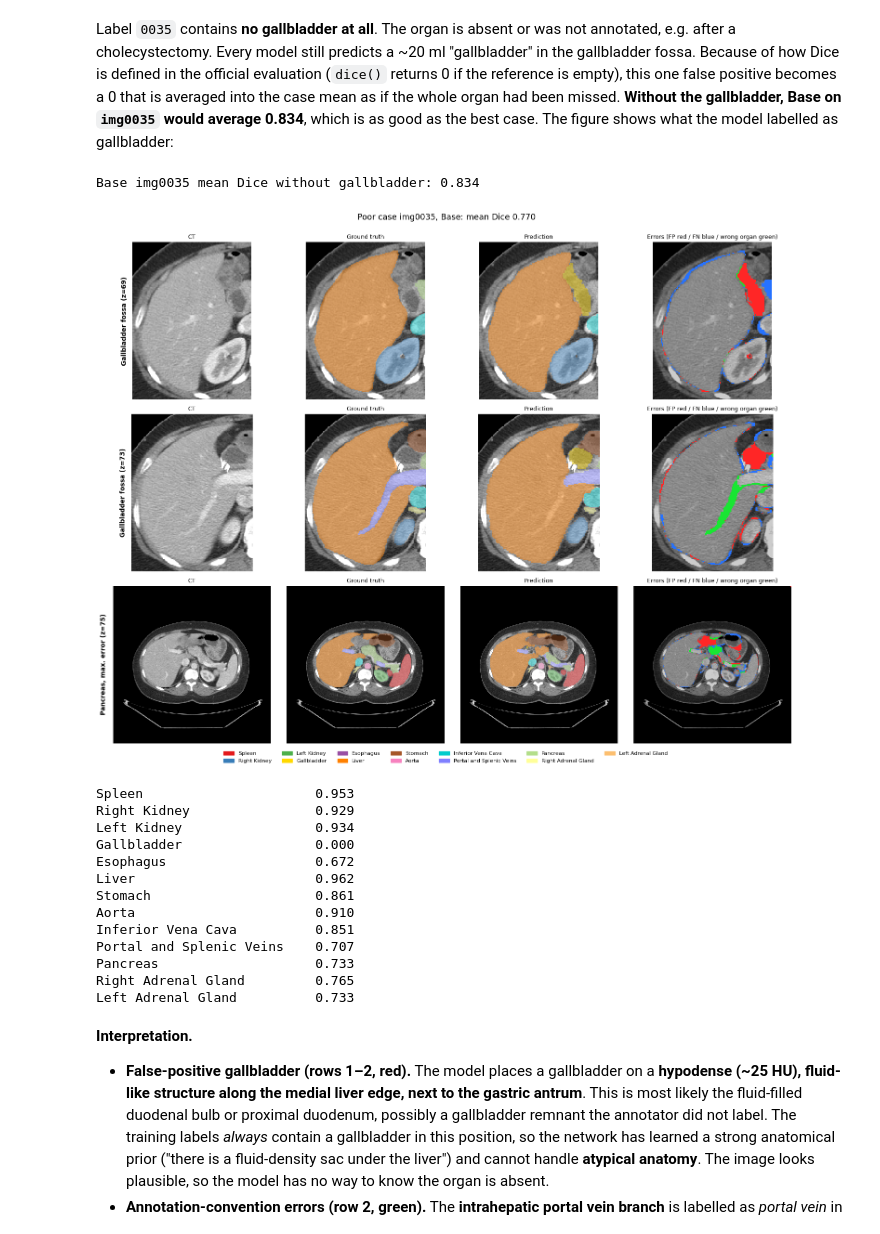
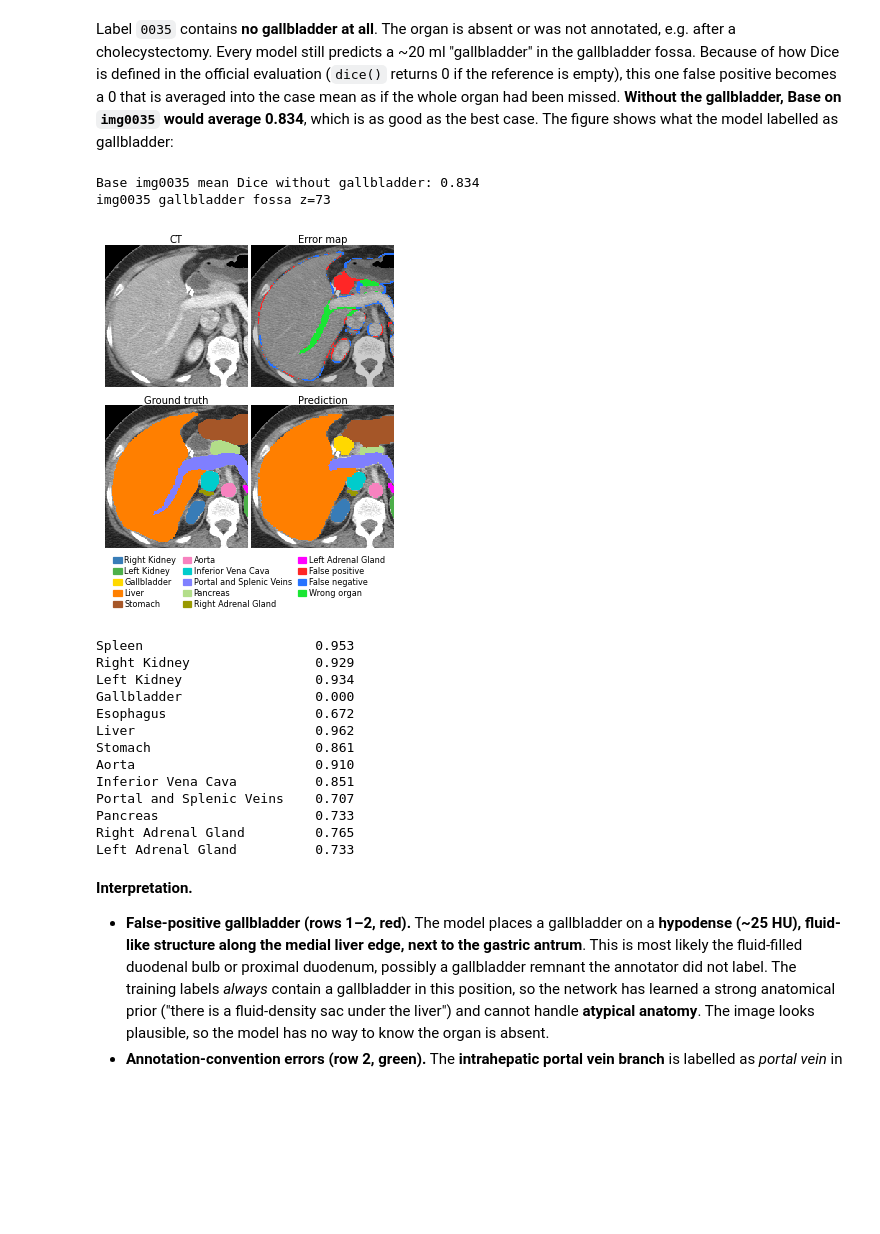
Before and after one commit to Paula-Gal/FoundationsAIMB_Mini-Project_Segmentation-Public, a Jupyter notebook: notebooks/04_visual_inspection.ipynb, the cells around one changed output. Saved outputs shown, nothing was run; the diff lists cells and outputs as text; code cells hidden in the pictures; blank space fills up the shorter version.

```diff
--- a/notebooks/04_visual_inspection.ipynb
+++ b/notebooks/04_visual_inspection.ipynb
@@ -167,23 +175,18 @@ would average 0.834**, which is as good as the best case. The figure shows what
 # %%
 print(f"Base img{worst_case} mean Dice without gallbladder: {base.loc[worst_case, [o for o in ORGANS if o != 'Gallbladder']].astype(float).mean():.3f}")
 
-z_gb = pick_slice(gt, pred, organ=4, mode="max_pred")
-z_low = pick_slice(gt, pred, organ=11, mode="max_error")  # slice with most pancreas errors
-fig, axes = plt.subplots(3, 4, figsize=(17, 13.5))
-for row, z in zip(axes[:2], (z_gb - 2, z_gb + 2)):
-    box = crop_box(axial(pred, z) == 4, axial(gt, z) == 6, margin=10)
-    box = (box[0], box[1], box[2], min(box[3], box[2] + 260))
-    plot_case_slice(ct, gt, pred, z, crop=box, axes=row, row_label=f"Gallbladder fossa (z={z})")
-plot_case_slice(ct, gt, pred, z_low, axes=axes[2], row_label=f"Pancreas, max. error (z={z_low})")
-fig.legend(handles=organ_legend_handles(), loc="lower center", ncol=7, fontsize=9, frameon=False)
-fig.suptitle(f"Poor case img{worst_case}, Base: mean Dice {base.loc[worst_case, 'mean_dice']:.3f}", fontsize=14)
-fig.tight_layout(rect=(0, 0.03, 1, 0.98))
-save(fig, "poor_case")
+z = pick_slice(gt, pred, organ=4, mode="max_pred") + 2  # gallbladder fossa with the surgical clips
+r0, r1, c0, c1 = crop_box(axial(pred, z) == 4, axial(gt, z) == 6, margin=10)
+box = (r0, r1, c0, min(c0 + (r1 - r0), gt.shape[0]))  # square crop around liver + predicted GB
+print(f"img{worst_case} gallbladder fossa z={z}")
+fig = plot_case_2x2(ct, gt, pred, sp, z, crop=box, legend_min_rows=5)
+fig.savefig(FIGURES_DIR / "task4_poor_case.png", dpi=300)  # no tight bbox: keep size identical to good case
 plt.show()
 print(base.loc[worst_case, ORGANS].astype(float).round(3).to_string())
 # %% [output]
 Base img0035 mean Dice without gallbladder: 0.834
+img0035 gallbladder fossa z=73
-[figure, old version]
+[figure, new version]
 Spleen                      0.953
 Right Kidney                0.929
 Left Kidney                 0.934
```
Also changed, not shown: parts of 9 cells of this notebook, 12 other files.
